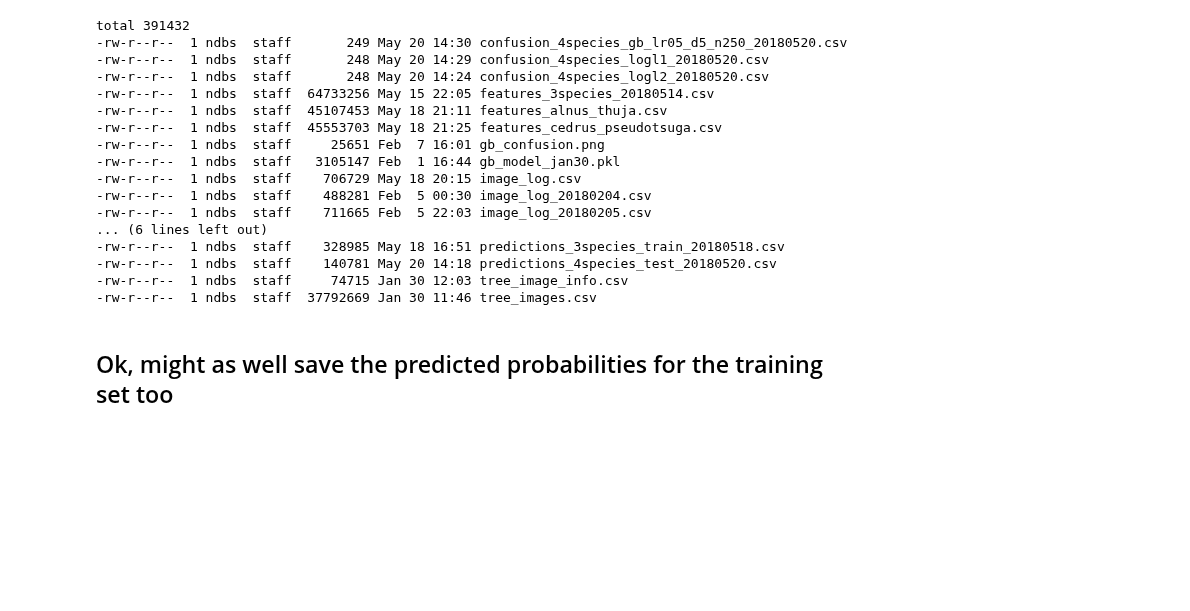
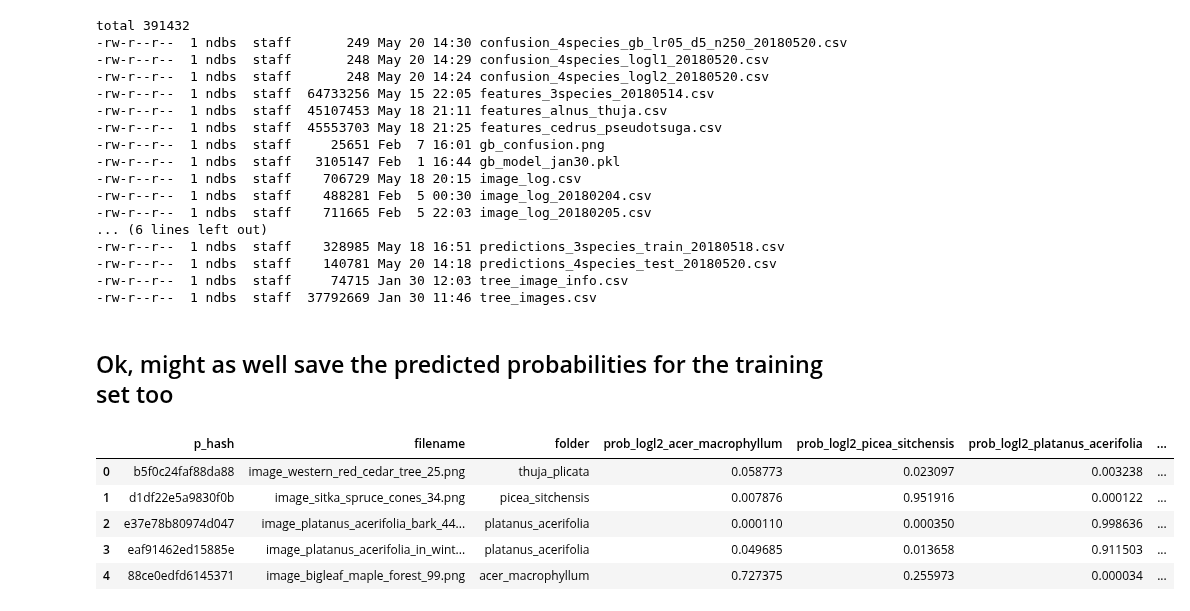
Before and after one commit to NathanielBlairStahn/tree-logic, a Jupyter notebook: notebooks/20180517_more_species/logistic_and_gb_4_species.ipynb, the cells around one changed output. Saved outputs shown, nothing was run; the diff lists cells and outputs as text; code cells hidden in the pictures; blank space fills up the shorter version.

Commit message:
save 4 species training predictions

```diff
--- a/notebooks/20180517_more_species/logistic_and_gb_4_species.ipynb
+++ b/notebooks/20180517_more_species/logistic_and_gb_4_species.ipynb
@@ -644,3 +646,17 @@ total 391432
 -rw-r--r--  1 ndbs  staff  37792669 Jan 30 11:46 tree_images.csv
 # %% [markdown]
 ## Ok, might as well save the predicted probabilities for the training set too
+# %%
+log_pred = get_predictions(features_4species_df, X_train.index, non_feature_columns, log_model, 'prob_logl2')
+llog_pred = get_predictions(features_4species_df, X_train.index, non_feature_columns, llog_model, 'prob_logl1')
+gb_pred = get_predictions(features_4species_df, X_train.index, non_feature_columns, gb_model, 'prob_gb_lr05_d5_n250')
+
+train_images = log_pred.merge(llog_pred, on=non_feature_columns).merge(gb_pred, on=non_feature_columns)
+train_images.head()
+# %% [output]
+|  | p_hash | filename | folder | prob_logl2_acer_macrophyllum | prob_logl2_picea_sitchensis | prob_logl2_platanus_acerifolia | ... |
+| 0 | b5f0c24faf88da88 | image_western_red_cedar_tree_25.png | thuja_plicata | 0.058773 | 0.023097 | 0.003238 | ... |
+| 1 | d1df22e5a9830f0b | image_sitka_spruce_cones_34.png | picea_sitchensis | 0.007876 | 0.951916 | 0.000122 | ... |
+| 2 | e37e78b80974d047 | image_platanus_acerifolia_bark_44... | platanus_acerifolia | 0.000110 | 0.000350 | 0.998636 | ... |
+| 3 | eaf91462ed15885e | image_platanus_acerifolia_in_wint... | platanus_acerifolia | 0.049685 | 0.013658 | 0.911503 | ... |
+| 4 | 88ce0edfd6145371 | image_bigleaf_maple_forest_99.png | acer_macrophyllum | 0.727375 | 0.255973 | 0.000034 | ... |
```
Also changed, not shown: parts of 4 cells of this notebook, 1 other file.
